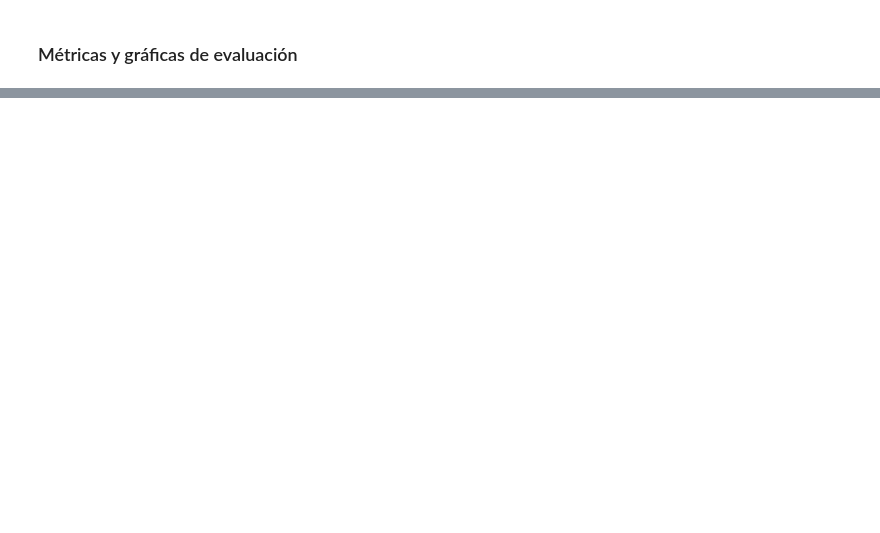
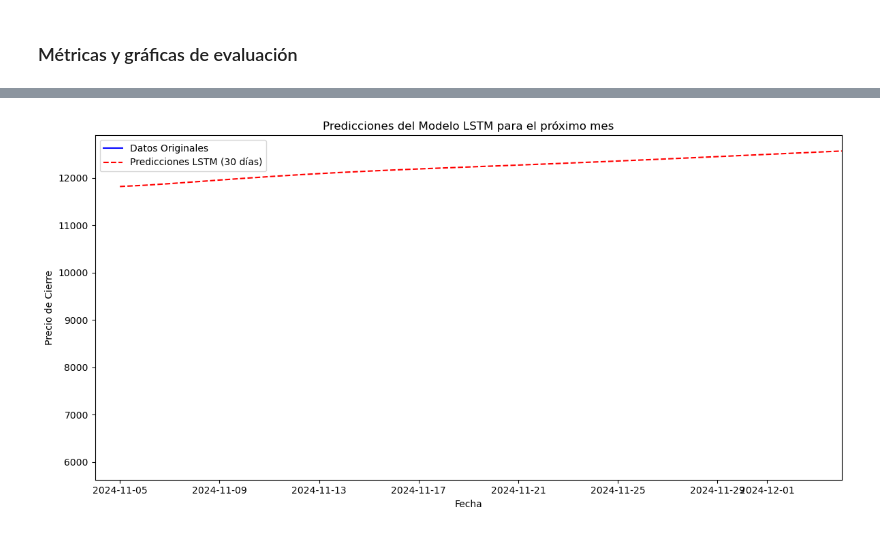
Before and after one commit to lauralardies/caso_practico_3, a Jupyter notebook: IBEX/modelos/LSTM.ipynb, the cells around one changed output, grey strips where cells are left out. Drawn from its saved outputs; the diff is of its cells as text; code cells hidden in the pictures; blank space fills up the shorter version.

```diff
--- a/IBEX/modelos/LSTM.ipynb
+++ b/IBEX/modelos/LSTM.ipynb
@@ -256,0 +337,57 @@ plt.show()
+# %%
+import numpy as np
+import pandas as pd
+import matplotlib.pyplot as plt
+from tensorflow.keras.models import load_model
+
+load_path = "modelo_lstm_ibex.h5"
+model = load_model(load_path)
+
+# Número de días a predecir (un mes completo)
+prediction_days = 30
+
+# Crear una lista para almacenar las predicciones
+predictions = []
+
+# Usar la última secuencia de datos de entrenamiento para generar la primera predicción
+last_sequence = X_test[-1]  # Última secuencia en X_test
+
+# Generar predicciones día a día
+for _ in range(prediction_days):
+    # Hacer una predicción para el siguiente día
+    next_pred = model.predict(np.expand_dims(last_sequence, axis=0))
+    predictions.append(next_pred[0][0])  # Guardar la predicción
+
+    # Actualizar la secuencia deslizante eliminando el primer valor y añadiendo la predicción al final
+    last_sequence = np.vstack((last_sequence[1:], next_pred))
+
+# Invertir la escala de las predicciones
+predictions_unscaled = scaler.inverse_transform(np.array(predictions).reshape(-1, 1))
+
+# Crear un rango de fechas para el próximo mes
+last_date = df.index[-1]  # Última fecha en el DataFrame original
+future_dates = pd.date_range(start=last_date + pd.Timedelta(days=1), periods=prediction_days, freq='D')
+
+# Crear un DataFrame para las predicciones futuras
+predictions_df = pd.DataFrame(data=predictions_unscaled, index=future_dates, columns=['Predicted Close'])
+
+# Graficar los resultados
+plt.figure(figsize=(12, 6))
+
+# Graficar los datos originales
+plt.plot(df['Close'], label='Datos Originales', color='blue')
+
+# Graficar las predicciones para el siguiente mes
+plt.plot(predictions_df, label='Predicciones LSTM (30 días)', color='red', linestyle='--')
+
+# Ampliar la sección de las predicciones en una zona separada
+plt.xlim([df.index[-1], future_dates[-1]])  # Mostrar solo la parte de las predicciones
+
+# Personalización
+plt.xlabel('Fecha')
+plt.ylabel('Precio de Cierre')
+plt.title('Predicciones del Modelo LSTM para el próximo mes')
+plt.legend()
+plt.tight_layout()
+plt.show()
+# %% [output]
@@ -256,0 +412 @@ plt.show()
+[figure, added]
```
Also changed, not shown: parts of 7 cells of this notebook, 1 other file.
